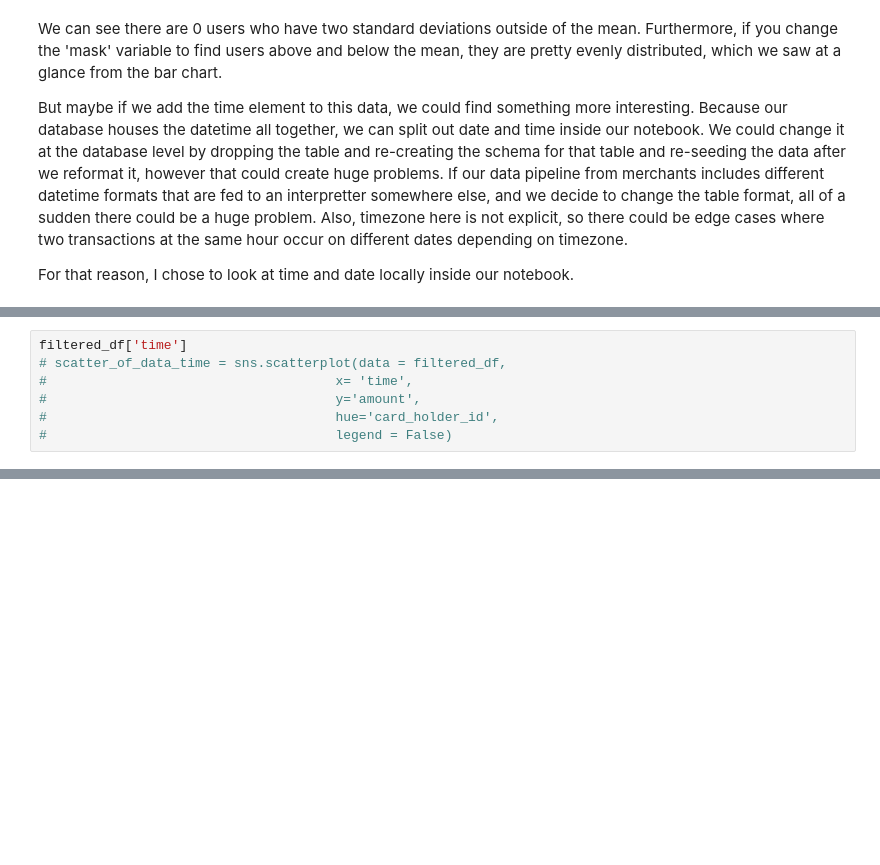
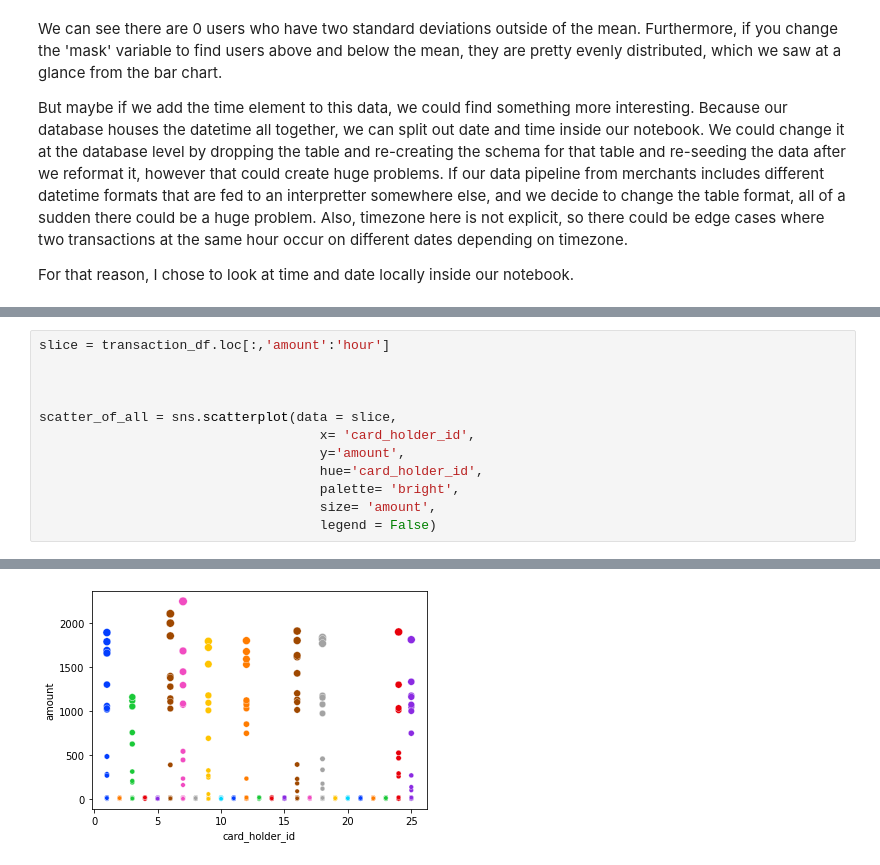
Before and after one commit to laramiedunlap/SQLrepo, a Jupyter notebook: main.ipynb, the cells around one changed output, grey strips where cells are left out. Drawn from its saved outputs; the diff is of its cells as text; blank space fills up the shorter version.

```diff
--- a/main.ipynb
+++ b/main.ipynb
@@ -134,8 +191,13 @@ scatter_of_data_date = sns.scatterplot(data = filtered_df,
 # %%
-filtered_df['time']
-# scatter_of_data_time = sns.scatterplot(data = filtered_df,
-#                                     x= 'time',
-#                                     y='amount',
-#                                     hue='card_holder_id',
-#                                     legend = False)
+slice = transaction_df.loc[:,'amount':'hour']
+
+
+
+scatter_of_all = sns.scatterplot(data = slice,
+                                    x= 'card_holder_id',
+                                    y='amount',
+                                    hue='card_holder_id',
+                                    palette= 'bright',
+                                    size= 'amount',
+                                    legend = False)
 # %% [output]
@@ -153,0 +204 @@ Name: time, Length: 353, dtype: object
+[figure, added]
```
Also changed, not shown: parts of 27 cells of this notebook.
